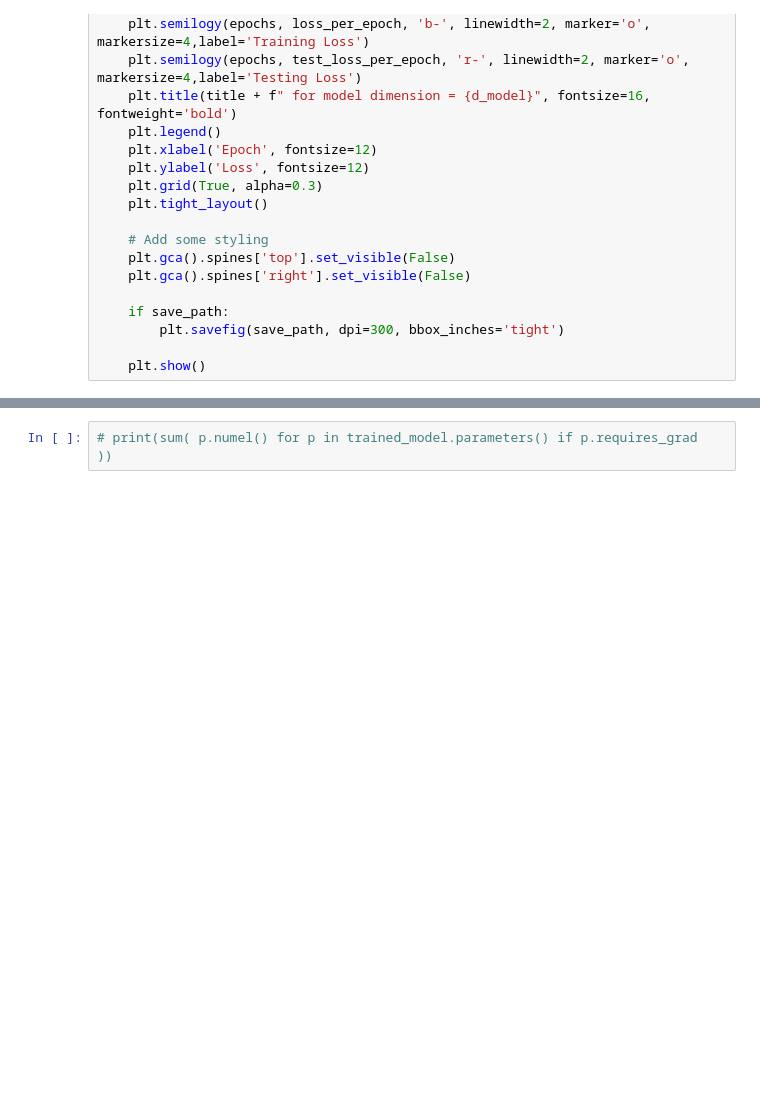
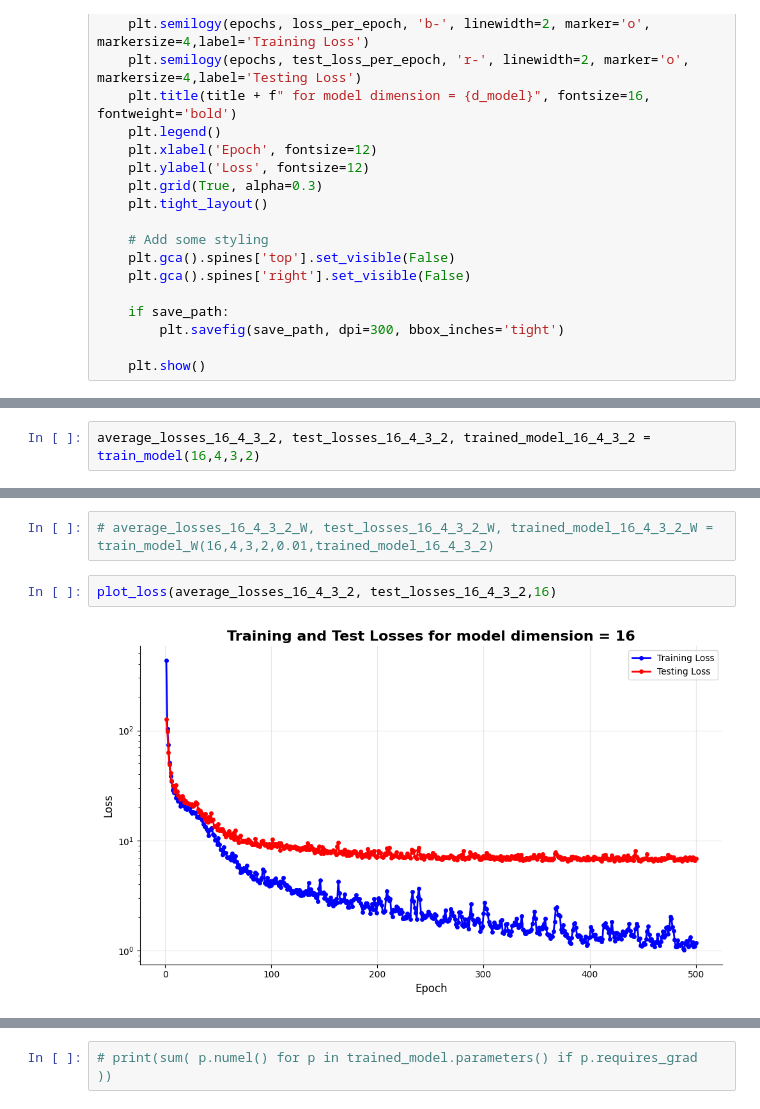
Before and after one commit to mathyharsha/metabolic-NN-harsha, a Jupyter notebook: multihead_attn_based_transformer_multiple_layers.ipynb, the cells around one changed output, grey strips where cells are left out. Cells and saved outputs as stored; diff of their text form; blank space fills up the shorter version.

```diff
--- a/multihead_attn_based_transformer_multiple_layers.ipynb
+++ b/multihead_attn_based_transformer_multiple_layers.ipynb
@@ -535,0 +628,2 @@ plot_loss(average_losses_16_4_4_2, test_losses_16_4_4_2, 16)
+# %%
+average_losses_16_4_3_2, test_losses_16_4_3_2, trained_model_16_4_3_2 = train_model(16,4,3,2)
@@ -536,3 +638,9 @@ plot_loss(average_losses_16_4_4_2, test_losses_16_4_4_2, 16)
+# %%
+# average_losses_16_4_3_2_W, test_losses_16_4_3_2_W, trained_model_16_4_3_2_W = train_model_W(16,4,3,2,0.01,trained_model_16_4_3_2)
+# %%
+plot_loss(average_losses_16_4_3_2, test_losses_16_4_3_2,16)
+# %% [output]
+[figure, added]
 # %%
 average_losses_20_4_8_2, test_losses_20_4_8_2, trained_model_20_4_8_2 = train_model(20,4,8,2)
 # %% [output]
```
Also changed, not shown: parts of 26 cells of this notebook, 1 other file.
